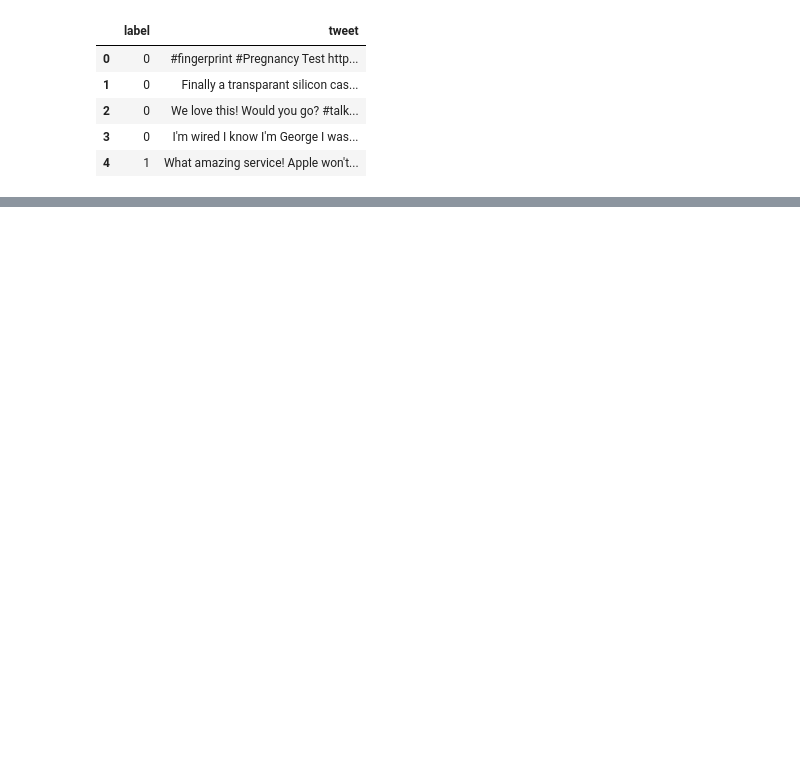
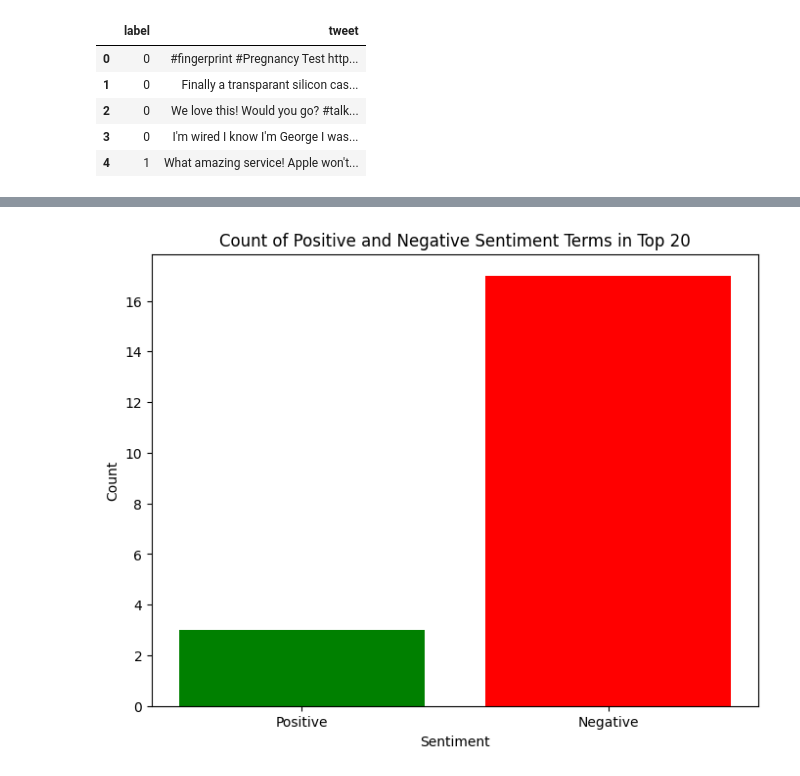
Before and after one commit to ajsib/DoinData-Sentiment-Analysis, a Jupyter notebook: rq3.ipynb, the cells around one changed output, grey strips where cells are left out. Saved outputs shown, nothing was run; the diff lists cells and outputs as text; code cells hidden in the pictures; blank space fills up the shorter version.

```diff
--- a/rq3.ipynb
+++ b/rq3.ipynb
@@ -285,0 +200,16 @@ Confusion Matrix:
+# %%
+import matplotlib.pyplot as plt
+
+# Count the occurrences of positive and negative sentiment terms in the top 20
+positive_count = (top_words['sentiment'] == 0).sum()
+negative_count = (top_words['sentiment'] == 1).sum()
+
+# Create a bar chart
+plt.figure(figsize=(8, 6))
+plt.bar(['Positive', 'Negative'], [positive_count, negative_count], color=['green', 'red'])
+plt.xlabel('Sentiment')
+plt.ylabel('Count')
+plt.title('Count of Positive and Negative Sentiment Terms in Top 20')
+plt.show()
+# %% [output]
+[figure, added]
```
Also changed, not shown: parts of 23 cells of this notebook.
